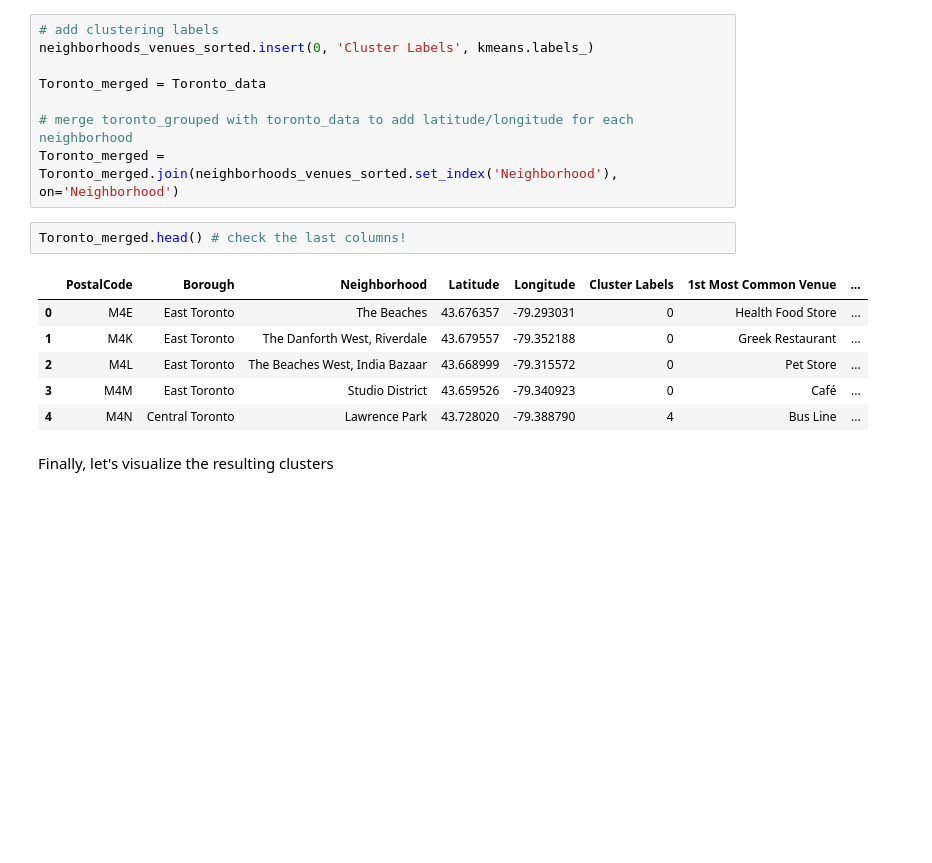
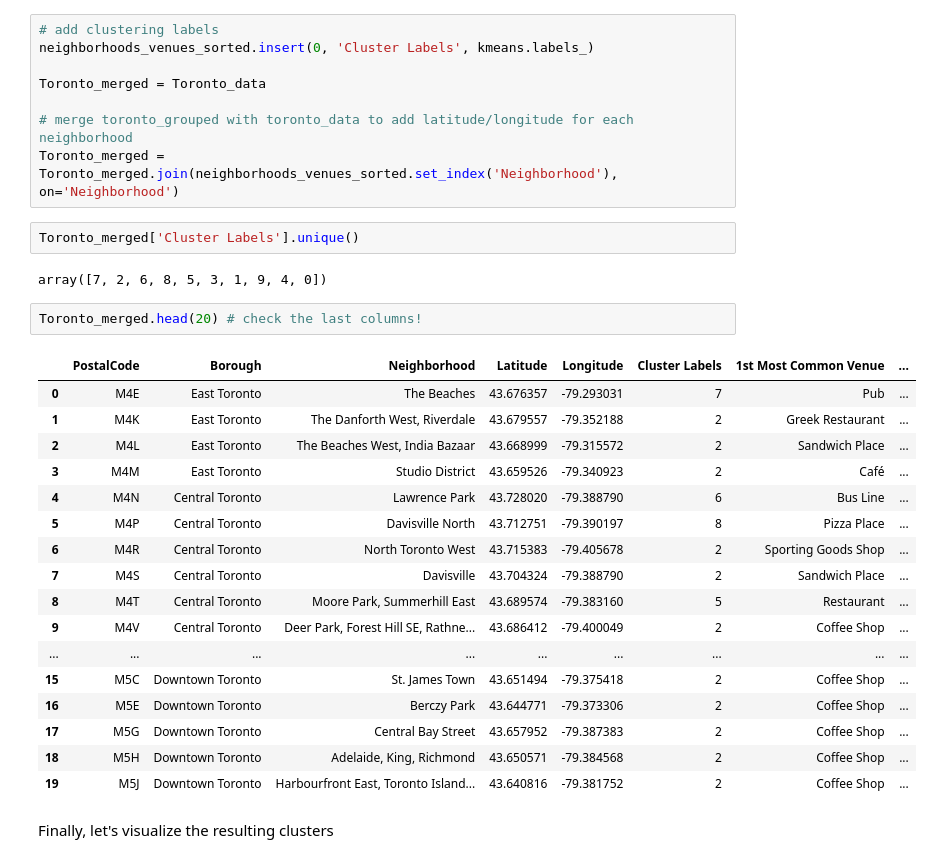
Before and after one commit to Ehsan-Negahbani/Coursera_Capstone, a Jupyter notebook: Toronto_Neighborhoods.ipynb, the cells around one changed output. Saved outputs shown, nothing was run; the diff lists cells and outputs as text; blank space fills up the shorter version.

```diff
--- a/Toronto_Neighborhoods.ipynb
+++ b/Toronto_Neighborhoods.ipynb
@@ -592,15 +592,30 @@ Toronto_merged = Toronto_data
 
 # merge toronto_grouped with toronto_data to add latitude/longitude for each neighborhood
 Toronto_merged = Toronto_merged.join(neighborhoods_venues_sorted.set_index('Neighborhood'), on='Neighborhood')
+# %%
+Toronto_merged['Cluster Labels'].unique()
+# %% [output]
+array([7, 2, 6, 8, 5, 3, 1, 9, 4, 0])
 # %%
-Toronto_merged.head() # check the last columns!
+Toronto_merged.head(20) # check the last columns!
 # %% [output]
 |  | PostalCode | Borough | Neighborhood | Latitude | Longitude | Cluster Labels | 1st Most Common Venue | ... |
-| 0 | M4E | East Toronto | The Beaches | 43.676357 | -79.293031 | 0 | Health Food Store | ... |
-| 1 | M4K | East Toronto | The Danforth West, Riverdale | 43.679557 | -79.352188 | 0 | Greek Restaurant | ... |
-| 2 | M4L | East Toronto | The Beaches West, India Bazaar | 43.668999 | -79.315572 | 0 | Pet Store | ... |
-| 3 | M4M | East Toronto | Studio District | 43.659526 | -79.340923 | 0 | Café | ... |
-| 4 | M4N | Central Toronto | Lawrence Park | 43.728020 | -79.388790 | 4 | Bus Line | ... |
+| 0 | M4E | East Toronto | The Beaches | 43.676357 | -79.293031 | 7 | Pub | ... |
+| 1 | M4K | East Toronto | The Danforth West, Riverdale | 43.679557 | -79.352188 | 2 | Greek Restaurant | ... |
+| 2 | M4L | East Toronto | The Beaches West, India Bazaar | 43.668999 | -79.315572 | 2 | Sandwich Place | ... |
+| 3 | M4M | East Toronto | Studio District | 43.659526 | -79.340923 | 2 | Café | ... |
+| 4 | M4N | Central Toronto | Lawrence Park | 43.728020 | -79.388790 | 6 | Bus Line | ... |
+| 5 | M4P | Central Toronto | Davisville North | 43.712751 | -79.390197 | 8 | Pizza Place | ... |
+| 6 | M4R | Central Toronto | North Toronto West | 43.715383 | -79.405678 | 2 | Sporting Goods Shop | ... |
+| 7 | M4S | Central Toronto | Davisville | 43.704324 | -79.388790 | 2 | Sandwich Place | ... |
+| 8 | M4T | Central Toronto | Moore Park, Summerhill East | 43.689574 | -79.383160 | 5 | Restaurant | ... |
+| 9 | M4V | Central Toronto | Deer Park, Forest Hill SE, Rathne... | 43.686412 | -79.400049 | 2 | Coffee Shop | ... |
+| ... | ... | ... | ... | ... | ... | ... | ... | ... |
+| 15 | M5C | Downtown Toronto | St. James Town | 43.651494 | -79.375418 | 2 | Coffee Shop | ... |
+| 16 | M5E | Downtown Toronto | Berczy Park | 43.644771 | -79.373306 | 2 | Coffee Shop | ... |
+| 17 | M5G | Downtown Toronto | Central Bay Street | 43.657952 | -79.387383 | 2 | Coffee Shop | ... |
+| 18 | M5H | Downtown Toronto | Adelaide, King, Richmond | 43.650571 | -79.384568 | 2 | Coffee Shop | ... |
+| 19 | M5J | Downtown Toronto | Harbourfront East, Toronto Island... | 43.640816 | -79.381752 | 2 | Coffee Shop | ... |
 # %% [markdown]
 Finally, let's visualize the resulting clusters
 # %%
```
Also changed, not shown: parts of 13 cells of this notebook.
